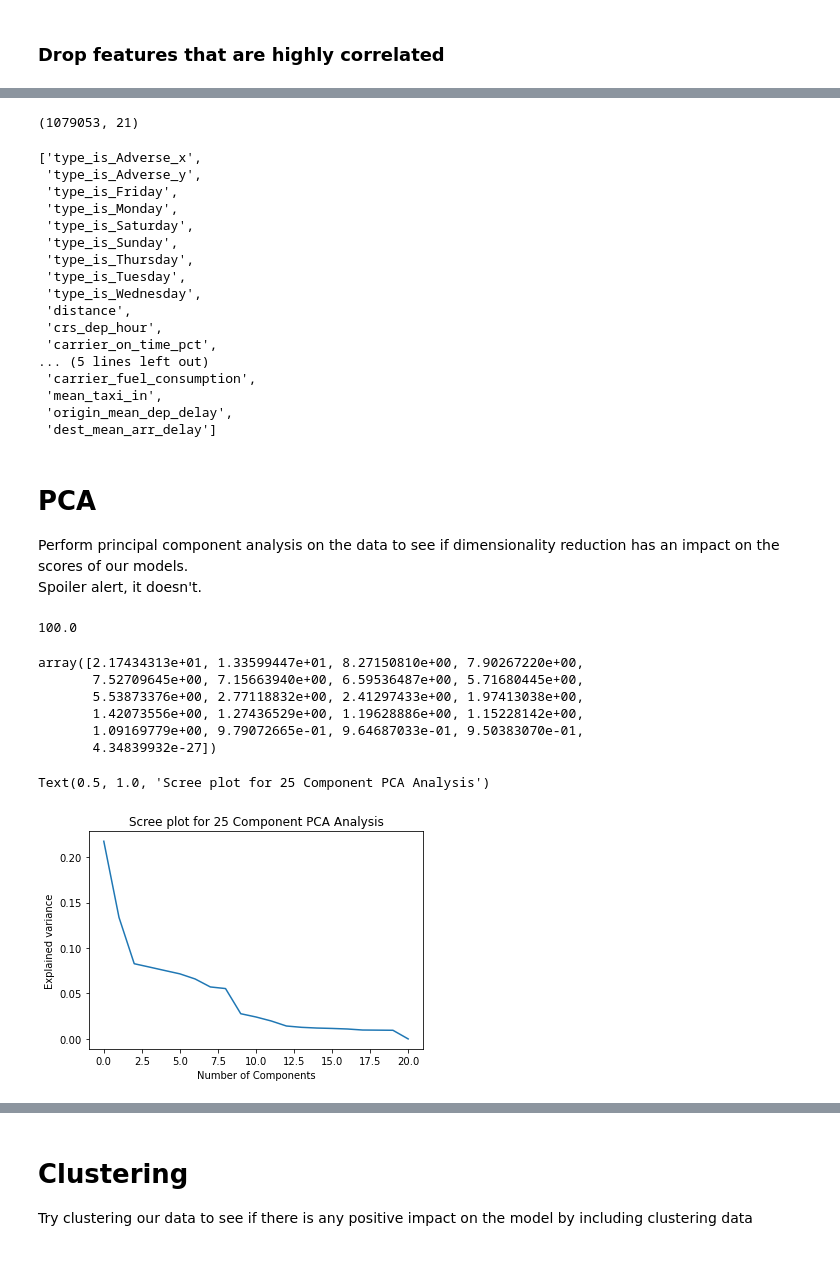
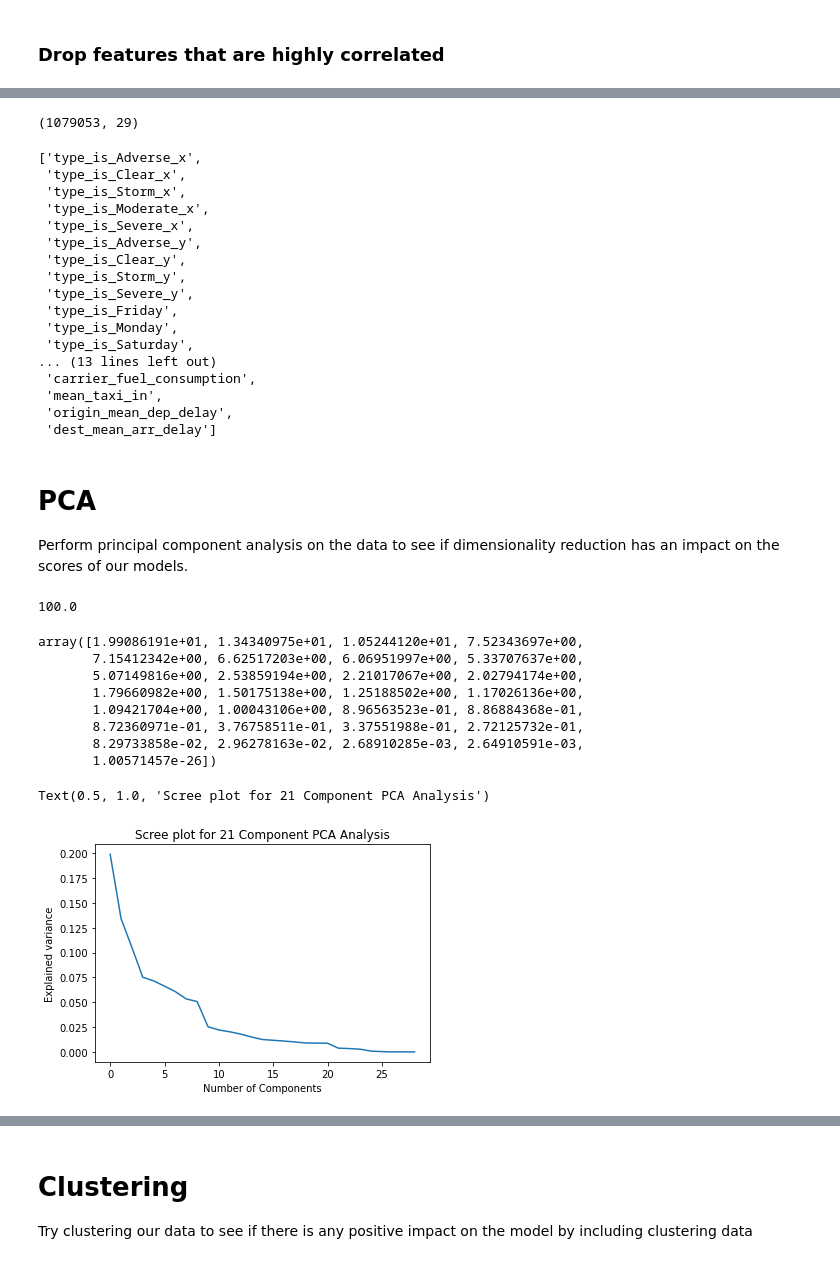
Before and after one commit to bernpb/Flight_Delay_Prediction, a Jupyter notebook: bern_modeling.ipynb, the cells around one changed output, grey strips where cells are left out. Saved outputs shown, nothing was run; the diff lists cells and outputs as text; code cells hidden in the pictures.

```diff
--- a/bern_modeling.ipynb
+++ b/bern_modeling.ipynb
@@ -88,5 +88,5 @@ data_train = data
 # %% [markdown]
 ### Drop features with low variance
 # %%
-data_train = drop_low_var(0.1, data_train)
-data_train.shape
+# data_train = drop_low_var(0.1, data_train)
+# data_train.shape
@@ -95,7 +93,7 @@ data_train.shape
 # %% [markdown]
 ### Drop features that are highly correlated
 # %%
-data_train = drop_correlated(0.7, data_train)
+data_train = drop_correlated(0.75, data_train)
 # %%
 df_corr = data_train.corr()
 fig, ax = plt.subplots(figsize=(15, 12))
@@ -108,20 +106,20 @@ print(data_train.shape)
 dropped_cols = data.columns.to_list() not in data_train.columns.to_list()
 data_train.columns.to_list()
 # %% [output]
-(1079053, 21)
+(1079053, 29)
 ['type_is_Adverse_x',
+ 'type_is_Clear_x',
+ 'type_is_Storm_x',
+ 'type_is_Moderate_x',
+ 'type_is_Severe_x',
  'type_is_Adverse_y',
+ 'type_is_Clear_y',
+ 'type_is_Storm_y',
+ 'type_is_Severe_y',
  'type_is_Friday',
  'type_is_Monday',
  'type_is_Saturday',
- 'type_is_Sunday',
- 'type_is_Thursday',
- 'type_is_Tuesday',
- 'type_is_Wednesday',
- 'distance',
- 'crs_dep_hour',
- 'carrier_on_time_pct',
-... (5 lines left out)
+... (13 lines left out)
  'carrier_fuel_consumption',
  'mean_taxi_in',
  'origin_mean_dep_delay',
@@ -130,7 +128,6 @@ data_train.columns.to_list()
 # PCA
 
 Perform principal component analysis on the data to see if dimensionality reduction has an impact on the scores of our models.
-Spoiler alert, it doesn't.
 # %%
 # Initialize pca with components = 2
 n_components = data_train.shape[1]
@@ -145,18 +142,20 @@ total_variance
 # %%
 pca.explained_variance_ratio_ * 100
 # %% [output]
-array([2.17434313e+01, 1.33599447e+01, 8.27150810e+00, 7.90267220e+00,
-       7.52709645e+00, 7.15663940e+00, 6.59536487e+00, 5.71680445e+00,
-       5.53873376e+00, 2.77118832e+00, 2.41297433e+00, 1.97413038e+00,
-       1.42073556e+00, 1.27436529e+00, 1.19628886e+00, 1.15228142e+00,
-       1.09169779e+00, 9.79072665e-01, 9.64687033e-01, 9.50383070e-01,
-       4.34839932e-27])
+array([1.99086191e+01, 1.34340975e+01, 1.05244120e+01, 7.52343697e+00,
+       7.15412342e+00, 6.62517203e+00, 6.06951997e+00, 5.33707637e+00,
+       5.07149816e+00, 2.53859194e+00, 2.21017067e+00, 2.02794174e+00,
+       1.79660982e+00, 1.50175138e+00, 1.25188502e+00, 1.17026136e+00,
+       1.09421704e+00, 1.00043106e+00, 8.96563523e-01, 8.86884368e-01,
+       8.72360971e-01, 3.76758511e-01, 3.37551988e-01, 2.72125732e-01,
+       8.29733858e-02, 2.96278163e-02, 2.68910285e-03, 2.64910591e-03,
+       1.00571457e-26])
 # %%
 plt.plot(range(n_components), pca.explained_variance_ratio_)
 plt.xlabel('Number of Components')
 plt.ylabel('Explained variance')
-plt.title('Scree plot for 25 Component PCA Analysis')
+plt.title('Scree plot for 21 Component PCA Analysis')
 # %% [output]
-Text(0.5, 1.0, 'Scree plot for 25 Component PCA Analysis')
+Text(0.5, 1.0, 'Scree plot for 21 Component PCA Analysis')
-[figure, old version]
+[figure, new version]
 # %%
```
Also changed, not shown: parts of 29 cells of this notebook, 7 other files.
